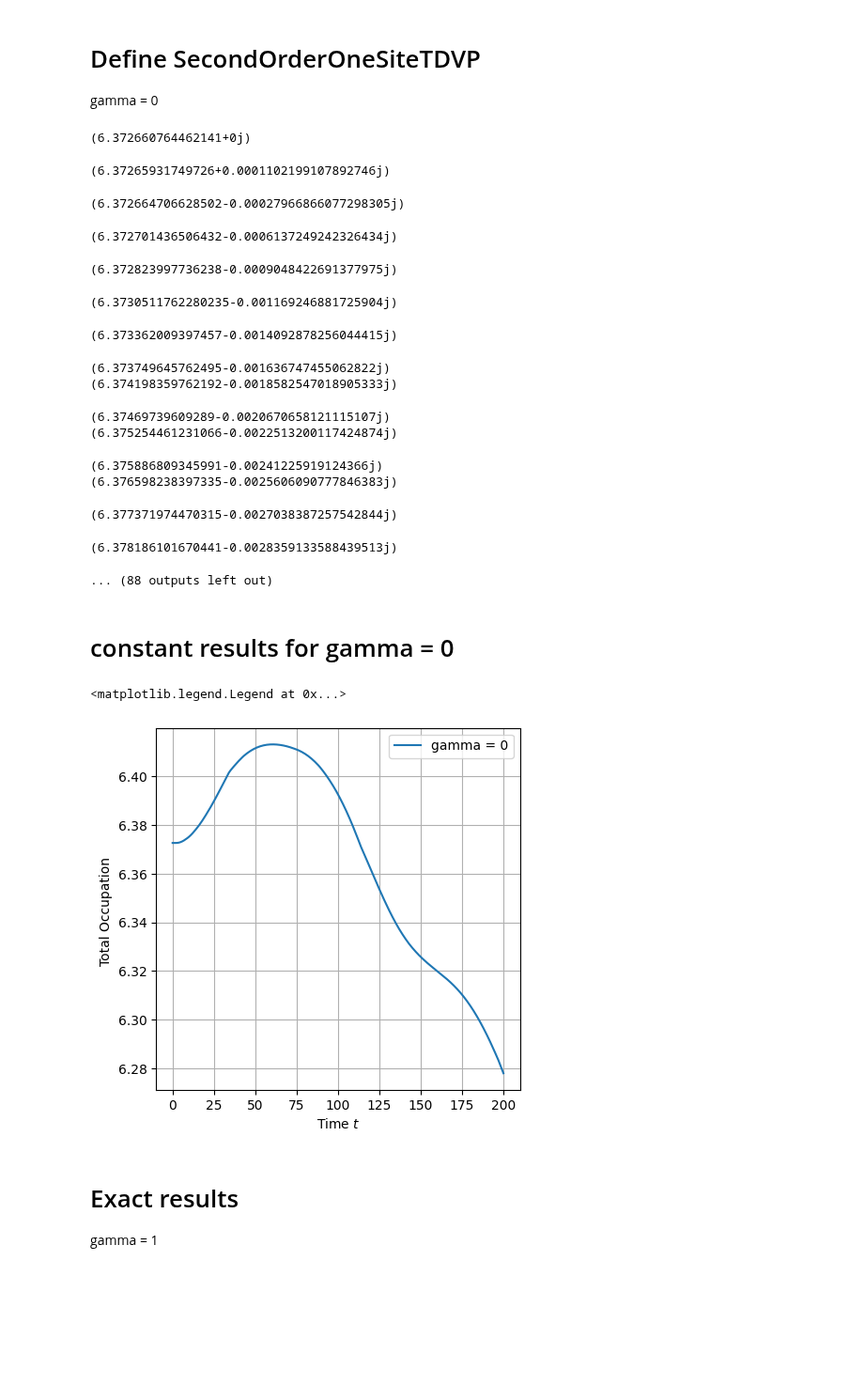
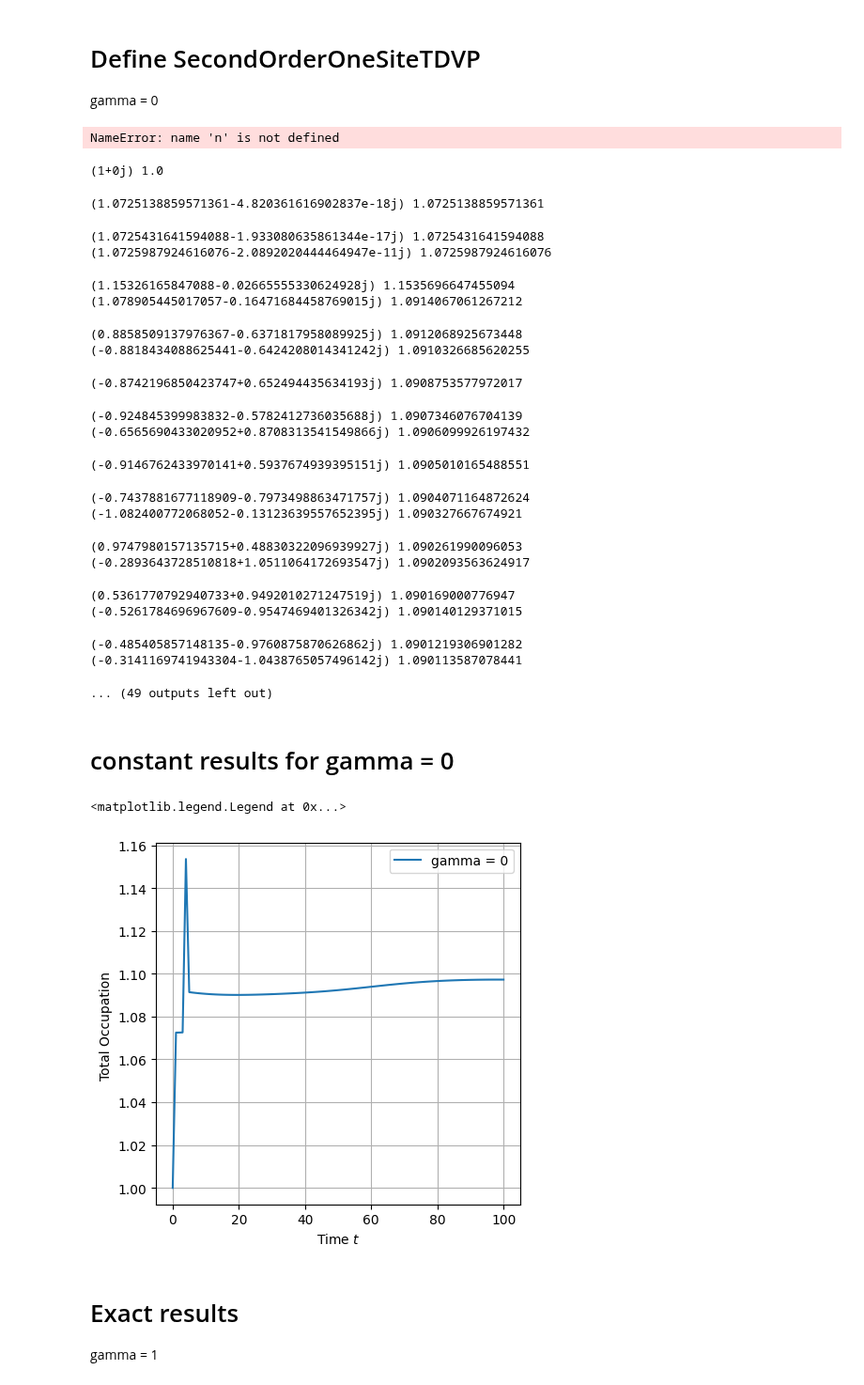
Before and after one commit to Drachier/PyTreeNet, a Jupyter notebook: Richard.ipynb, the cells around one changed output. Shown at 94% size. Saved outputs shown, nothing was run; the diff lists cells and outputs as text; code cells hidden in the pictures; blank space fills up the shorter version.

```diff
--- a/Richard.ipynb
+++ b/Richard.ipynb
@@ -48,9 +49,9 @@ ptn.adjust_ttn1_structure_to_ttn2
 # %%
 def product_state(ttn, bond_dim=2 , physical_dim= 2):
     product_state = deepcopy(ttn)
+    #alpha = 1
+    #A = np.array(coherent(physical_dim , alpha).full())
     A = np.array([0,1])
-    alpha = 1
-    A = np.array(coherent(physical_dim , alpha).full())
     for node_id in product_state.nodes.keys():
         n = product_state.tensors[node_id].ndim - 1
         tensor = A.reshape((1,) * n + (physical_dim,))
@@ -104,7 +105,10 @@ for (parent, child, parent_leg, child_leg) in connections:
 vectorized_pho = product_state(vectorized_pho , bond_dim= 4, physical_dim = d)
 
 nodes = {
-    (i, j): (ptn.Node(tensor=vectorized_pho.tensors[f"Site({i},{j})"].conj() , identifier=f"Node({i},{j})"), vectorized_pho.tensors[f"Site({i},{j})"].conj()) for i in range(3) for j in range(3)
+    (i, j): (ptn.Node(    tensor=vectorized_pho.tensors[f"Site({i},{j})"],
+                          identifier=f"Node({i},{j})"   ),
+                      vectorized_pho.tensors[f"Site({i},{j})"])
+                      for i in range(3) for j in range(3)
 }
 
 vectorized_pho.add_child_to_parent(nodes[(0,0)][0], nodes[(0,0)][1], 2, "Site(0,0)", 2)
@@ -280,12 +284,15 @@ U = 0.8
 m = 0.4
 creation_op, annihilation_op, number_op = ptn.bosonic_operators(d)
 L = annihilation_op
-gamma = 0
+gamma = 1
 
 # TTNO : Number operator
 N = Number_op_total(3, 3, d)
 N = N.pad_with_identities(ket, symbolic= True)
 N = ptn.TTNO.from_hamiltonian(N, ket)
+
+# TTNO : Identity operator
+I = ptn.TTNO.Identity(ket)
 
 # TTNO : Liouville operator
 H1 = Liouville(t, U, gamma, m ,L, 3, 3, d)
@@ -304,45 +311,55 @@ connections = [ ((0, 0), (0, 1), 1, 0),
 tdvp_Lindblad = ptn.SecondOrderOneSiteTDVP(initial_state = vectorized_pho,
                                             hamiltonian = L_fancy,
                                             time_step_size = 0.01,
-                                            final_time = 4,
+                                            final_time = 2,
                                             operators = N,
                                             connections = connections)
+# %%
+n
+# %% [output]
+NameError: name 'n' is not defined
 # %%
 tdvp_Lindblad.run_Lindblad(evaluation_time=2)
 times = tdvp_Lindblad.times
 # %% [output]
-(6.372660764462141+0j)
+(1+0j) 1.0
-(6.37265931749726+0.0001102199107892746j)
+(1.0725138859571361-4.820361616902837e-18j) 1.0725138859571361
-(6.372664706628502-0.00027966866077298305j)
+(1.0725431641594088-1.933080635861344e-17j) 1.0725431641594088
+(1.0725987924616076-2.0892020444464947e-11j) 1.0725987924616076
-(6.372701436506432-0.0006137249242326434j)
+(1.15326165847088-0.02665555330624928j) 1.1535696647455094
+(1.078905445017057-0.16471684458769015j) 1.0914067061267212
-(6.372823997736238-0.0009048422691377975j)
+(0.8858509137976367-0.6371817958089925j) 1.0912068925673448
+(-0.8818434088625441-0.6424208014341242j) 1.0910326685620255
-(6.3730511762280235-0.001169246881725904j)
+(-0.8742196850423747+0.652494435634193j) 1.0908753577972017
-(6.373362009397457-0.0014092878256044415j)
+(-0.924845399983832-0.5782412736035688j) 1.0907346076704139
+(-0.6565690433020952+0.8708313541549866j) 1.0906099926197432
-(6.373749645762495-0.001636747455062822j)
-(6.374198359762192-0.0018582547018905333j)
+(-0.9146762433970141+0.5937674939395151j) 1.0905010165488551
-(6.37469739609289-0.0020670658121115107j)
-(6.375254461231066-0.0022513200117424874j)
+(-0.7437881677118909-0.7973498863471757j) 1.0904071164872624
+(-1.082400772068052-0.13123639557652395j) 1.090327667674921
-(6.375886809345991-0.00241225919124366j)
-(6.376598238397335-0.0025606090777846383j)
+(0.9747980157135715+0.48830322096939927j) 1.090261990096053
+(-0.2893643728510818+1.0511064172693547j) 1.0902093563624917
-(6.377371974470315-0.0027038387257542844j)
+(0.5361770792940733+0.9492010271247519j) 1.090169000776947
+(-0.5261784696967609-0.9547469401326342j) 1.090140129371015
-(6.378186101670441-0.0028359133588439513j)
+(-0.485405857148135-0.9760875870626862j) 1.0901219306901282
+(-0.3141169741943304-1.0438765057496142j) 1.090113587078441
-... (88 outputs left out)
+... (49 outputs left out)
 # %% [markdown]
 # constant results for gamma = 0
 # %%
 import matplotlib.pyplot as plt
 
 fig1, axs1 = plt.subplots(1, 1, sharex=True, figsize=(5, 5))
+results = tdvp_Lindblad.operator_results()[0]
+axs1.plot( np.abs(results) , label="gamma = 0")
 
-axs1.plot( tdvp_Lindblad.operator_results()[0] , label="gamma = 0")
 
 axs1.set_xlabel("Time $t$")
 axs1.set_ylabel("Total Occupation ")
 axs1.grid(True)
 axs1.legend()
 # %% [output]
 <matplotlib.legend.Legend at 0x...>
-[figure, old version]
+[figure, new version]
 # %% [markdown]
 # Exact results
 gamma = 1
```
Also changed, not shown: parts of 4 cells of this notebook, 2 other files.
